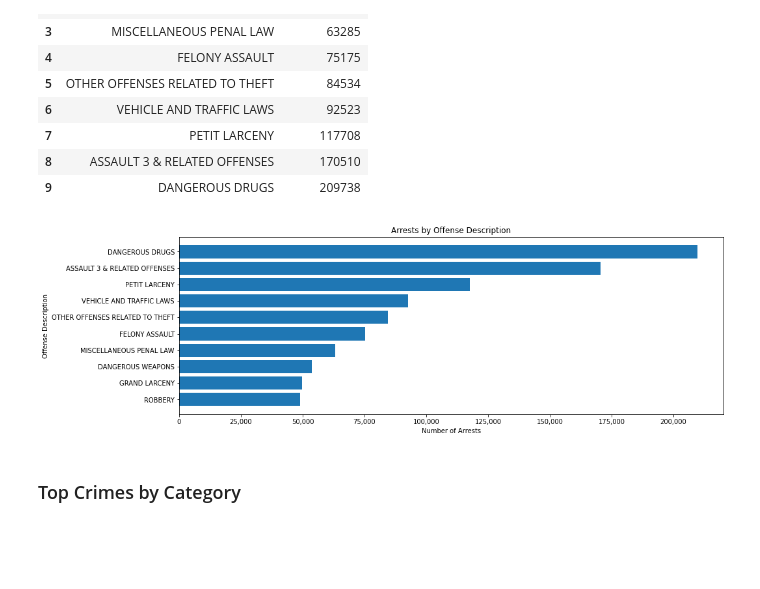
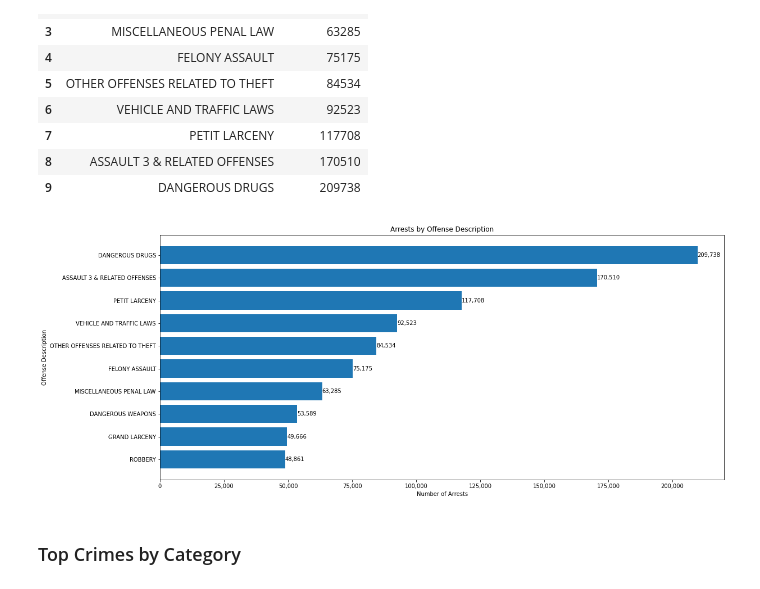
Before and after one commit to AmitSamra/NYC_Crime, a Jupyter notebook: nyc_crime_python.ipynb, the cells around one changed output. Saved outputs shown, nothing was run; the diff lists cells and outputs as text; code cells hidden in the pictures; blank space fills up the shorter version.

```diff
--- a/nyc_crime_python.ipynb
+++ b/nyc_crime_python.ipynb
@@ -75,7 +75,7 @@ longitude numeric(15,10)
 start_year=2015
 end_year=2019
 
-for i in range(start_year, end_year+1, 1):
+#for i in range(start_year, end_year+1, 1):
 
     results = client.get("8h9b-rp9u", where="arrest_date between "+"'"+str(i)+"-01-01'"+" and "+"'"+str(i)+"-12-31'", limit=10000000)
     results_df = pd.DataFrame.from_records(results)
@@ -386,13 +386,13 @@ df_year
 | 3 | 2018 | 246773 |
 | 4 | 2019 | 214617 |
 # %%
-fig, ax = plt.subplots(figsize=(15, 5))
+fig, ax = plt.subplots(figsize=(10, 5))
 ax.plot(df_year.arrest_year, df_year.total_arrests, marker='o')
 ax.set_xlabel("Year")
 ax.set_ylabel("Number of Arrests")
 ax.set_title("Arrests by Year")
 plt.xticks([x for x in df_year.arrest_year])
-plt.xticks(rotation = 90)
+plt.xticks(rotation=0)
 
 #for i,j in df_arrests_year.items():
 #    ax.annotate(j, xy=(i,j))
@@ -404,7 +404,8 @@ ax.yaxis.set_major_formatter(
     ticker.FuncFormatter(lambda y, p: format(int(y), ','))
 )
 
+plt.xlim(min(df_year.arrest_year)-.5,max(df_year.arrest_year)+.5)
+plt.ylim(min(df_year.total_arrests)-25000,max(df_year.total_arrests)+25000)
+
 plt.show()
-
-# ? How can I make this neater?
 # %% [output]
@@ -425,13 +426,13 @@ df_year_pc
 | 3 | 2018 | 246773 | -0.14 |
 | 4 | 2019 | 214617 | -0.13 |
 # %%
-fig, ax = plt.subplots(figsize=(16, 5))
+fig, ax = plt.subplots(figsize=(10, 5))
 ax.plot(df_year_pc.arrest_year, df_year_pc.total_arrests, marker='o', color='red')
 ax.set_xlabel("Year")
 ax.set_ylabel("Number of Arrests")
 ax.set_title("Arrests by Year")
 plt.xticks([x for x in df_year_pc.arrest_year])
-plt.xticks(rotation = 90)
+plt.xticks(rotation=0)
 
 #for i,j in df_arrests_year.items():
 #    ax.annotate(j, xy=(i,j))
@@ -442,8 +443,9 @@ for i,j in zip(df_year_pc.arrest_year, df_year_pc.total_arrests):
 ax.yaxis.set_major_formatter(
     ticker.FuncFormatter(lambda y, p: format(int(y), ','))
 )
+
 plt.xlim(min(df_year_pc.arrest_year)-.5,max(df_year_pc.arrest_year)+.5)
-plt.ylim(min(df_year_pc.total_arrests)-50000,max(df_year_pc.total_arrests)+50000)
+plt.ylim(min(df_year_pc.total_arrests)-25000,max(df_year_pc.total_arrests)+25000)
 
 plt.show()
 # %% [output]
@@ -464,13 +466,13 @@ df_drugs_year
 | 3 | 2018 | 32595 |
 | 4 | 2019 | 21073 |
 # %%
-fig, ax = plt.subplots(figsize=(15, 5))
+fig, ax = plt.subplots(figsize=(10, 5))
 ax.plot(df_drugs_year.arrest_year, df_drugs_year.total_arrests, marker='o')
 ax.set_xlabel("Year")
 ax.set_ylabel("Number of Arrests")
 ax.set_title("Drug Arrests by Year")
 plt.xticks([x for x in df_drugs_year.arrest_year])
-plt.xticks(rotation = 90)
+plt.xticks(rotation=0)
 
 #for i,j in df_arrests_year.items():
 #    ax.annotate(j, xy=(i,j))
@@ -482,5 +484,8 @@ ax.yaxis.set_major_formatter(
     ticker.FuncFormatter(lambda y, p: format(int(y), ','))
 )
 
+plt.xlim(min(df_drugs_year.arrest_year)-.5,max(df_drugs_year.arrest_year)+.5)
+plt.ylim(min(df_drugs_year.total_arrests)-10000,max(df_drugs_year.total_arrests)+10000)
+
 plt.show()
 # %% [output]
@@ -589,20 +596,23 @@ df_ofns
 | 8 | ASSAULT 3 & RELATED OFFENSES | 170510 |
 | 9 | DANGEROUS DRUGS | 209738 |
 # %%
-fig, ax = plt.subplots(figsize=(15,5))
+fig, ax = plt.subplots(figsize=(18,8))
 ax.barh(df_ofns.ofns_desc, df_ofns.total_arrests)
 ax.set_ylabel('Offense Description')
 ax.set_xlabel('Number of Arrests')
 ax.set_title('Arrests by Offense Description')
 plt.xticks(rotation=0)
 
 ax.xaxis.set_major_formatter(
 ticker.FuncFormatter(lambda x,p: format(int(x), ','))
 )
 
+for i,j in zip(df_ofns.total_arrests, df_ofns.ofns_desc):
+    ax.annotate(format(i,','), xy=(i,j), va='center', ha='left')
+
 plt.show()
 # %% [output]
-[figure, old version]
+[figure, new version]
 # %% [markdown]
 ### Top Crimes by Category
 # %%
```
Also changed, not shown: parts of 8 cells of this notebook.
